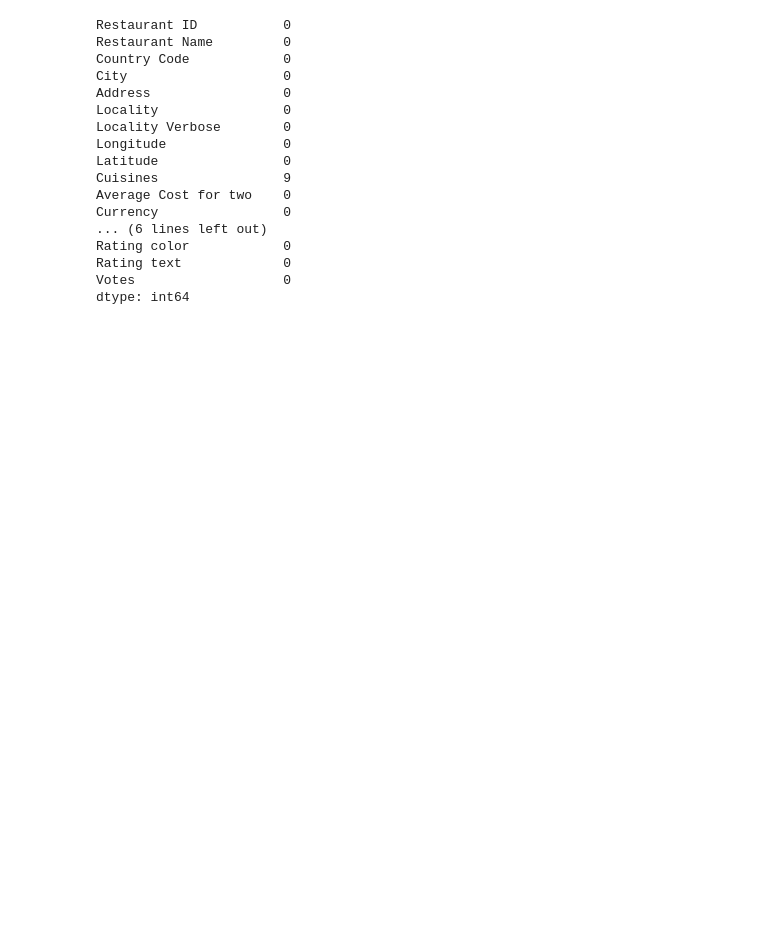
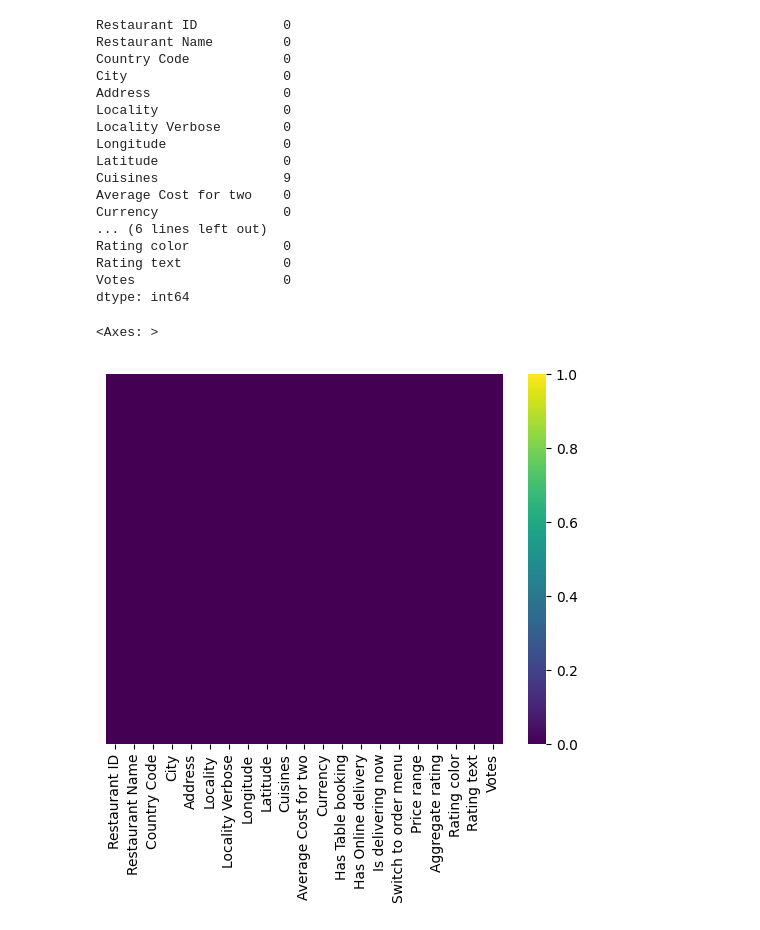
Before and after one commit to ZainDataS/EDAonZomatoDataset, a Jupyter notebook: Zomato_Dataset_EDA.ipynb, the cells around one changed output. Drawn from its saved outputs; the diff is of its cells as text; code cells hidden in the pictures; blank space fills up the shorter version.

```diff
--- a/Zomato_Dataset_EDA.ipynb
+++ b/Zomato_Dataset_EDA.ipynb
@@ -86,3 +86,8 @@ Rating color            0
 Rating text             0
 Votes                   0
 dtype: int64
+# %%
+sns.heatmap(df.isnull(),yticklabels=False,cmap='viridis') #to find missing values in each category/column through heatmap
+# %% [output]
+<Axes: >
+[figure, added]
```
Also changed, not shown: parts of 11 cells of this notebook.
